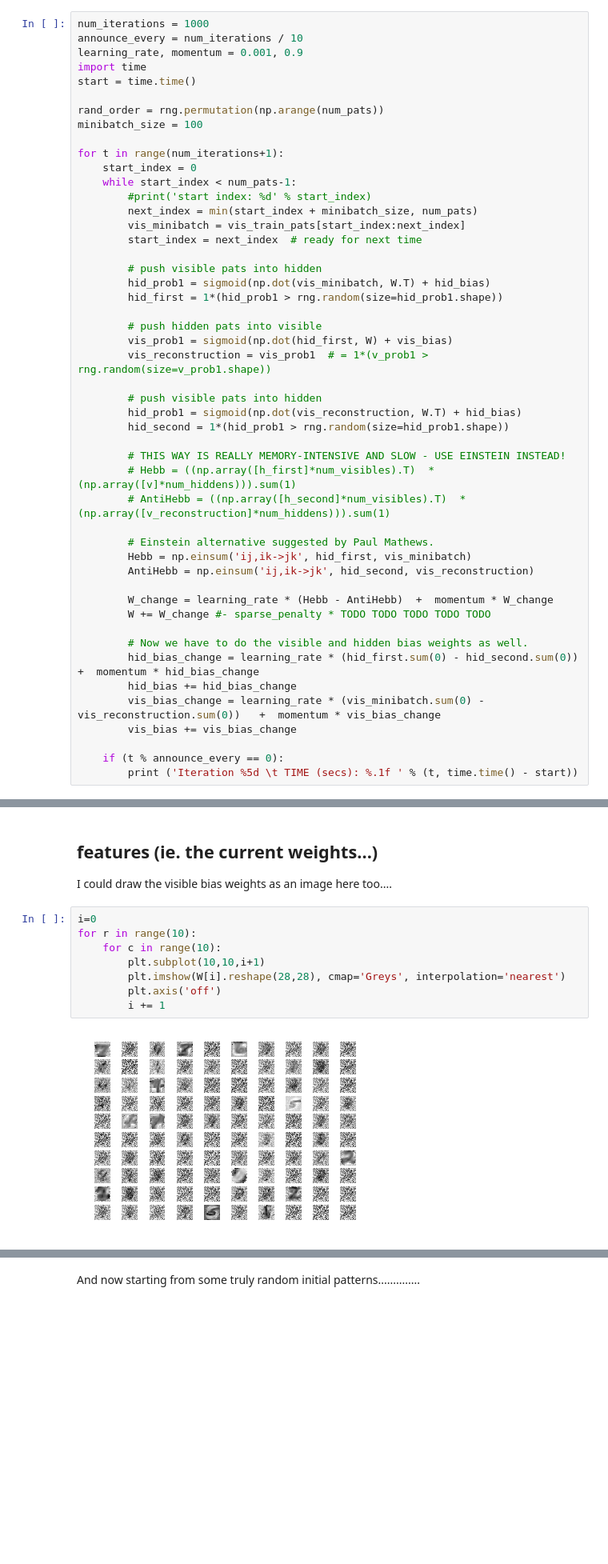
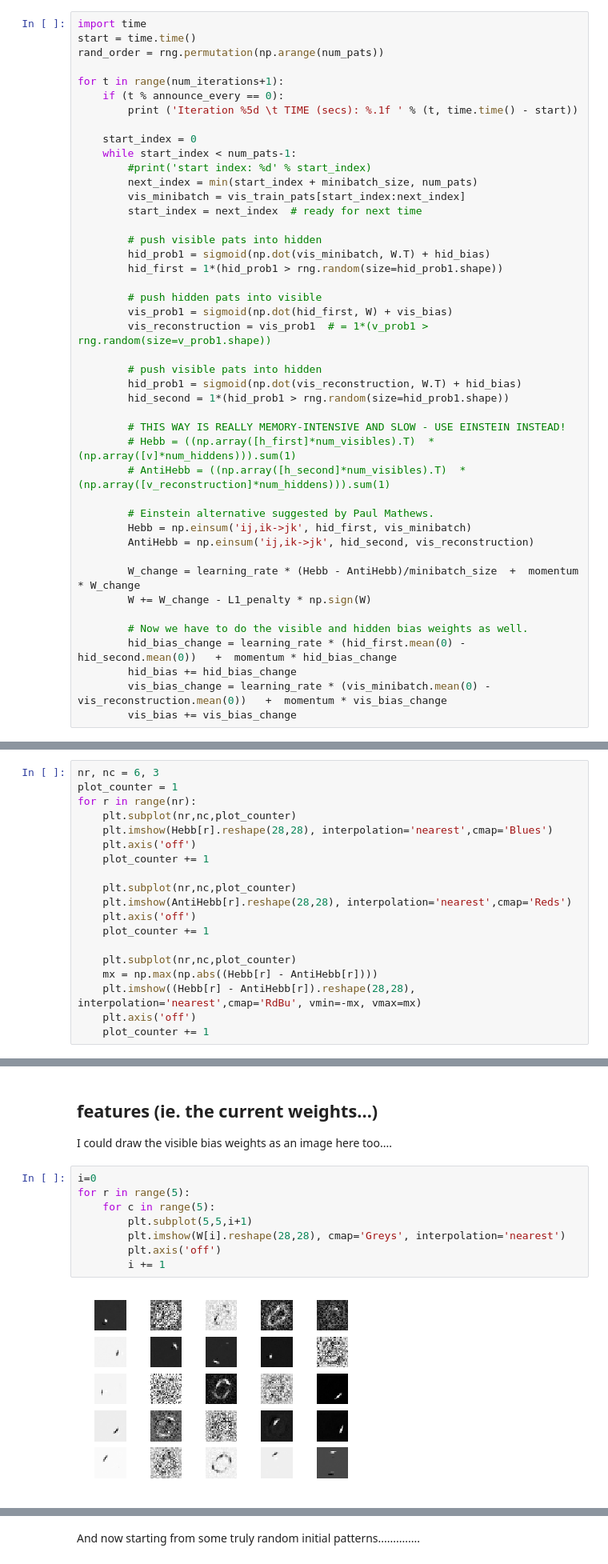
Before and after one commit to harryross263/comp421, a Jupyter notebook: deep_generative/RBM_MNIST_marcus.ipynb, the cells around one changed output, grey strips where cells are left out. Shown: that part at 80% size. Saved outputs shown, nothing was run; the diff lists cells and outputs as text; blank space fills up the shorter version.

```diff
--- a/deep_generative/RBM_MNIST_marcus.ipynb
+++ b/deep_generative/RBM_MNIST_marcus.ipynb
@@ -63,14 +74,12 @@ print(vis_train_pats.shape)
 # %%
-num_iterations = 1000
-announce_every = num_iterations / 10
-learning_rate, momentum = 0.001, 0.9
 import time
 start = time.time()
-
 rand_order = rng.permutation(np.arange(num_pats))
-minibatch_size = 100
 
 for t in range(num_iterations+1):
+    if (t % announce_every == 0):
+        print ('Iteration %5d \t TIME (secs): %.1f ' % (t, time.time() - start))
+
     start_index = 0
     while start_index < num_pats-1:
         #print('start index: %d' % start_index)
@@ -98,15 +107,12 @@ for t in range(num_iterations+1):
         Hebb = np.einsum('ij,ik->jk', hid_first, vis_minibatch)
         AntiHebb = np.einsum('ij,ik->jk', hid_second, vis_reconstruction)
 
-        W_change = learning_rate * (Hebb - AntiHebb)  +  momentum * W_change
-        W += W_change #- sparse_penalty * TODO TODO TODO TODO TODO
+        W_change = learning_rate * (Hebb - AntiHebb)/minibatch_size  +  momentum * W_change
+        W += W_change - L1_penalty * np.sign(W)
 
         # Now we have to do the visible and hidden bias weights as well.
-        hid_bias_change = learning_rate * (hid_first.sum(0) - hid_second.sum(0))   +  momentum * hid_bias_change
+        hid_bias_change = learning_rate * (hid_first.mean(0) - hid_second.mean(0))   +  momentum * hid_bias_change
         hid_bias += hid_bias_change
-        vis_bias_change = learning_rate * (vis_minibatch.sum(0) - vis_reconstruction.sum(0))   +  momentum * vis_bias_change
+        vis_bias_change = learning_rate * (vis_minibatch.mean(0) - vis_reconstruction.mean(0))   +  momentum * vis_bias_change
         vis_bias += vis_bias_change
-
-    if (t % announce_every == 0):
-        print ('Iteration %5d \t TIME (secs): %.1f ' % (t, time.time() - start))
 # %% [output]
@@ -142,0 +133,19 @@ for i in range(nr*nc):
+# %%
+nr, nc = 6, 3
+plot_counter = 1
+for r in range(nr):
+    plt.subplot(nr,nc,plot_counter)
+    plt.imshow(Hebb[r].reshape(28,28), interpolation='nearest',cmap='Blues')
+    plt.axis('off')
+    plot_counter += 1
+
+    plt.subplot(nr,nc,plot_counter)
+    plt.imshow(AntiHebb[r].reshape(28,28), interpolation='nearest',cmap='Reds')
+    plt.axis('off')
+    plot_counter += 1
+
+    plt.subplot(nr,nc,plot_counter)
+    mx = np.max(np.abs((Hebb[r] - AntiHebb[r])))
+    plt.imshow((Hebb[r] - AntiHebb[r]).reshape(28,28), interpolation='nearest',cmap='RdBu', vmin=-mx, vmax=mx)
+    plt.axis('off')
+    plot_counter += 1
@@ -145,14 +156,14 @@ for i in range(nr*nc):
 I could draw the visible bias weights as an image here too....
 # %%
 i=0
-for r in range(10):
-    for c in range(10):
-        plt.subplot(10,10,i+1)
+for r in range(5):
+    for c in range(5):
+        plt.subplot(5,5,i+1)
         plt.imshow(W[i].reshape(28,28), cmap='Greys', interpolation='nearest')
         plt.axis('off')
         i += 1
 # %% [output]
-[figure, old version]
+[figure, new version]
 # %%
 # show random ones, large...
 plt.imshow(W[rng.randint(num_hiddens)].reshape(28,28), cmap='Greys', interpolation='nearest')
```
Also changed, not shown: parts of 20 cells of this notebook.
